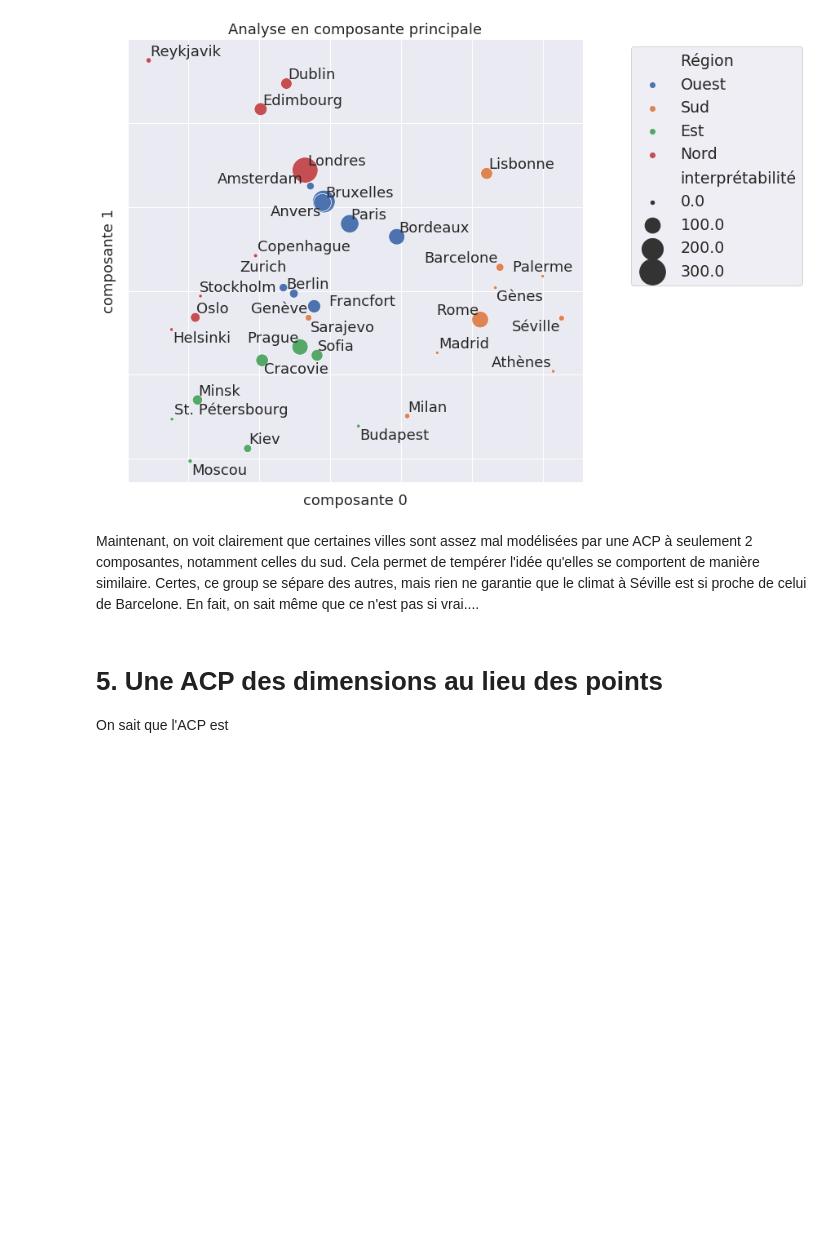
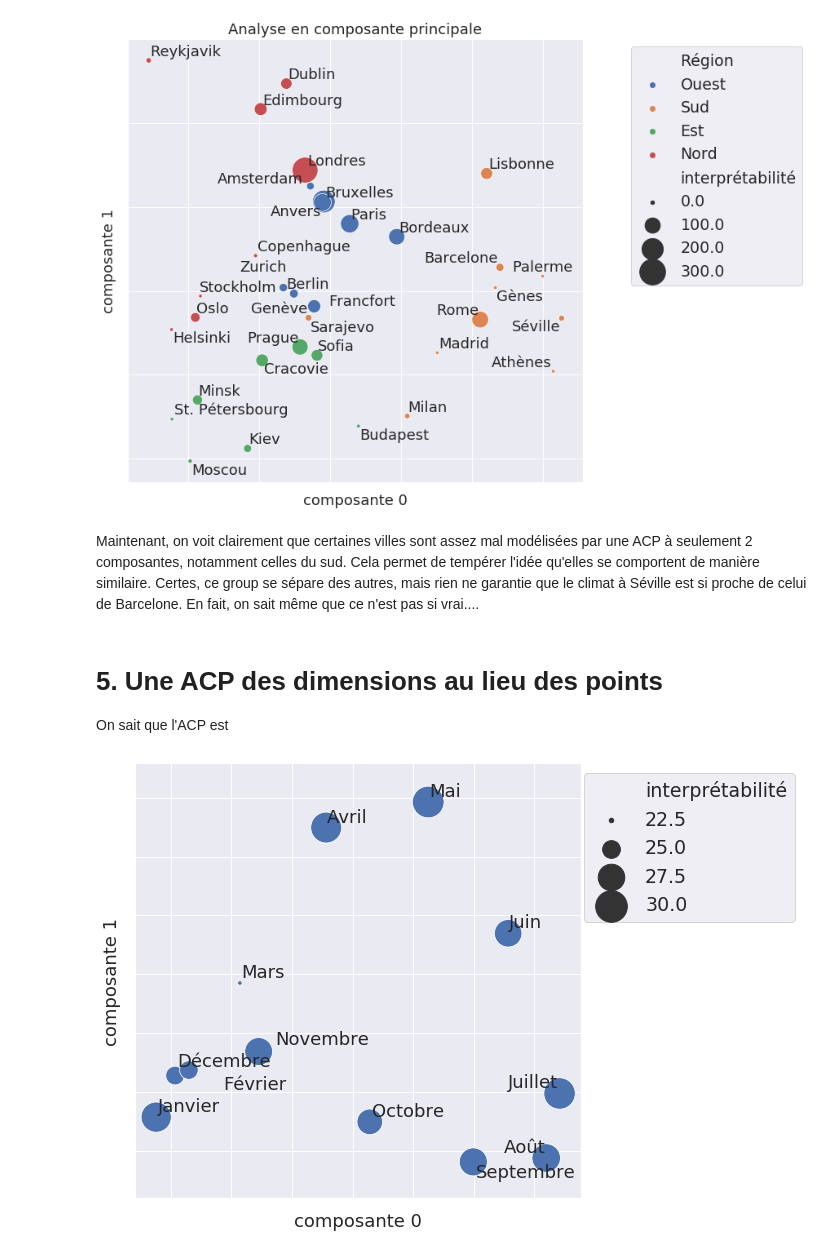
Before and after one commit to mordor-ai/multidim, a Jupyter notebook: colabs/2_Utilisation_ACP.ipynb, the cells around one changed output. Drawn from its saved outputs; the diff is of its cells as text; code cells hidden in the pictures; blank space fills up the shorter version.

```diff
--- a/colabs/2_Utilisation_ACP.ipynb
+++ b/colabs/2_Utilisation_ACP.ipynb
@@ -359,3 +367,33 @@ Certes, ce group se sépare des autres, mais rien ne garantie que le climat à S
 # 5. Une ACP des dimensions au lieu des points
 
 On sait que l'ACP est
+# %%
+# Normalisons les données de chaque mois. L'opérateur T dénote une transposition
+x_months = StandardScaler().fit_transform(data[data_columns].T)
+
+# Procédons à l'ACP, avec 2 composantes
+n_components = 2
+pca_names = ['composante %d' % d for d in range(n_components)]
+pca_months = PCA(n_components=n_components).fit(x_months)
+data_pca_months = pandas.DataFrame(np.concatenate((pca_months.transform(x_months),
+                                                   pca_months.score_samples(x_months)[:,None]), axis=-1),
+                                    index=data_columns,
+                                    columns=pca_names+['interprétabilité',])
+# %%
+# Réalisons un affichage de nuage de points, où chaque donnée (mois) va apparaître
+g = sns.scatterplot(x='composante 0',
+                    y='composante 1',
+                    data=data_pca_months,
+                    size='interprétabilité',
+                    sizes=(20,1000))
+plt.gca().legend(prop={'size': 19}, bbox_to_anchor=(1.5, 1.0));
+plt.gca().set_yticklabels([])
+plt.gca().set_xticklabels([])
+plt.gcf().set_size_inches(8,8)
+ax = plt.gca()
+texts = []
+for i, (text_x,text_y) in enumerate(data_pca_months.iloc[:,:2].to_numpy()):
+  texts.append(ax.annotate(data_pca_months.index[i], xy=(text_x,text_y)))
+adjust_text(texts);
+# %% [output]
+[figure, added]
```
Also changed, not shown: parts of 2 cells of this notebook.
